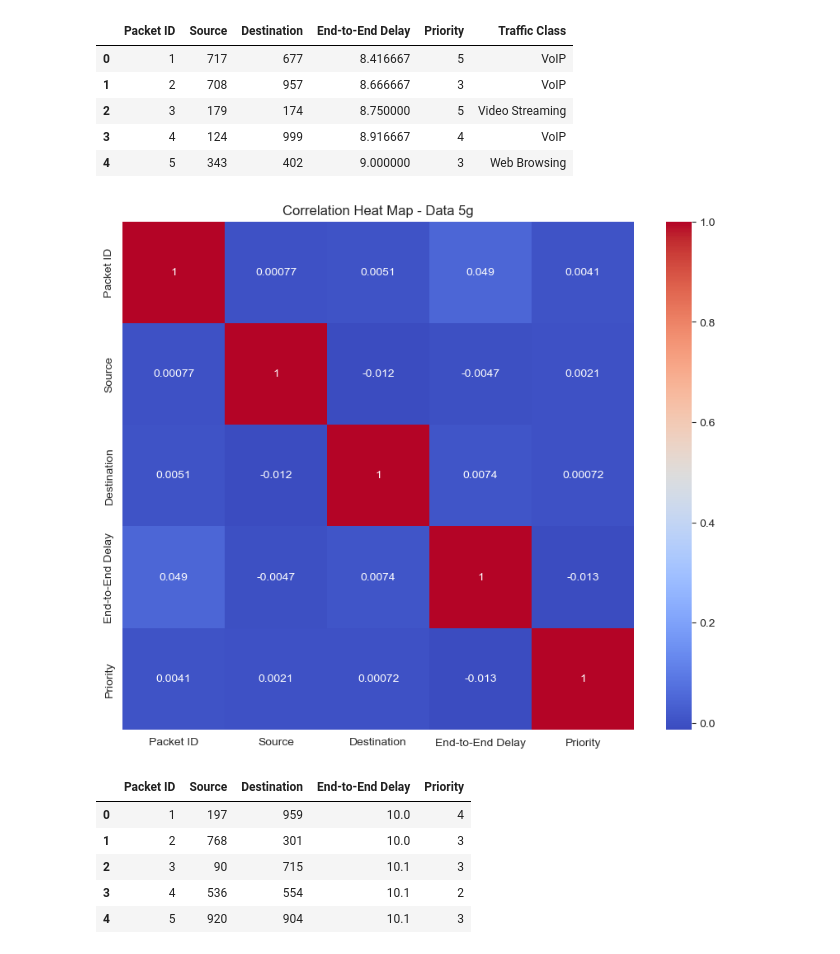
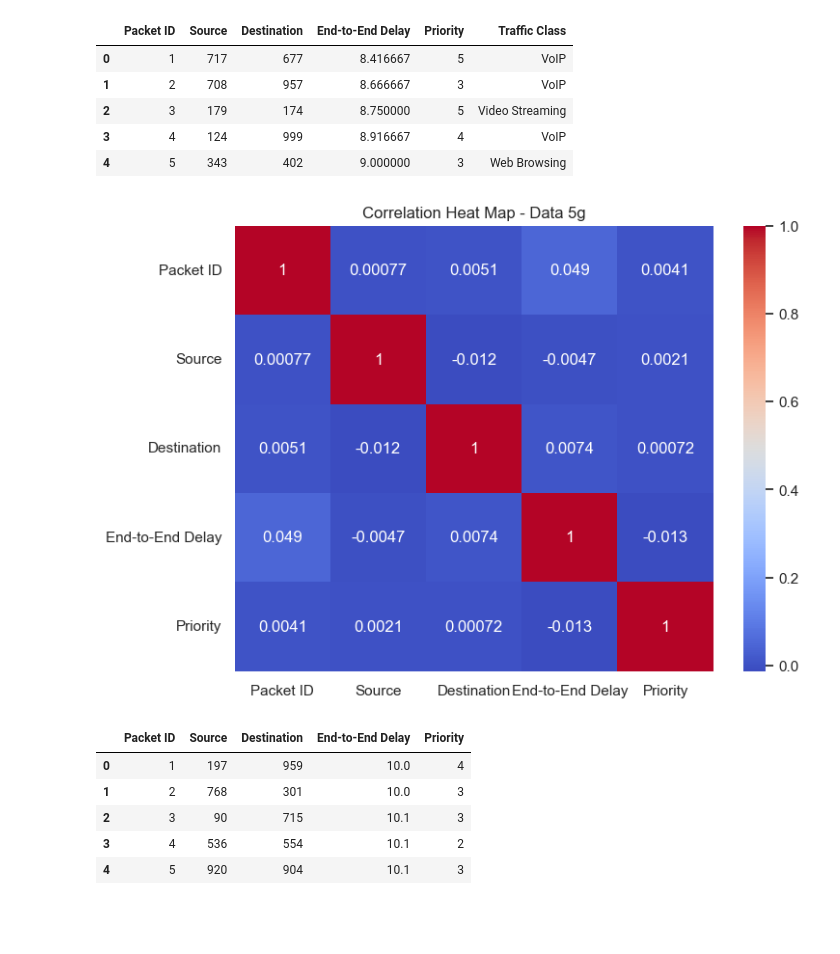
Before and after one commit to logicalNil/5g6gComparision, a Jupyter notebook: Implementation.ipynb, the cells around one changed output. Drawn from its saved outputs; the diff is of its cells as text; code cells hidden in the pictures; blank space fills up the shorter version.

```diff
--- a/Implementation.ipynb
+++ b/Implementation.ipynb
@@ -45,12 +45,12 @@ data_5g = data_5g.iloc[:, :-1]  # Drop last column
 data_6g = data_6g.iloc[:, :-1]  # Drop last column
 # %%
 correlation_matrix = data_5g.corr()
-plt.figure(figsize=(10,8))
+plt.figure(figsize=(8,6))
 sns.heatmap(correlation_matrix, annot=True, cmap="coolwarm")
 plt.title("Correlation Heat Map - Data 5g")
 plt.show()
 # %% [output]
-[figure, old version]
+[figure, new version]
 # %%
 data_5g.head()
 # %% [output]
```
Also changed, not shown: parts of 2 cells of this notebook.
